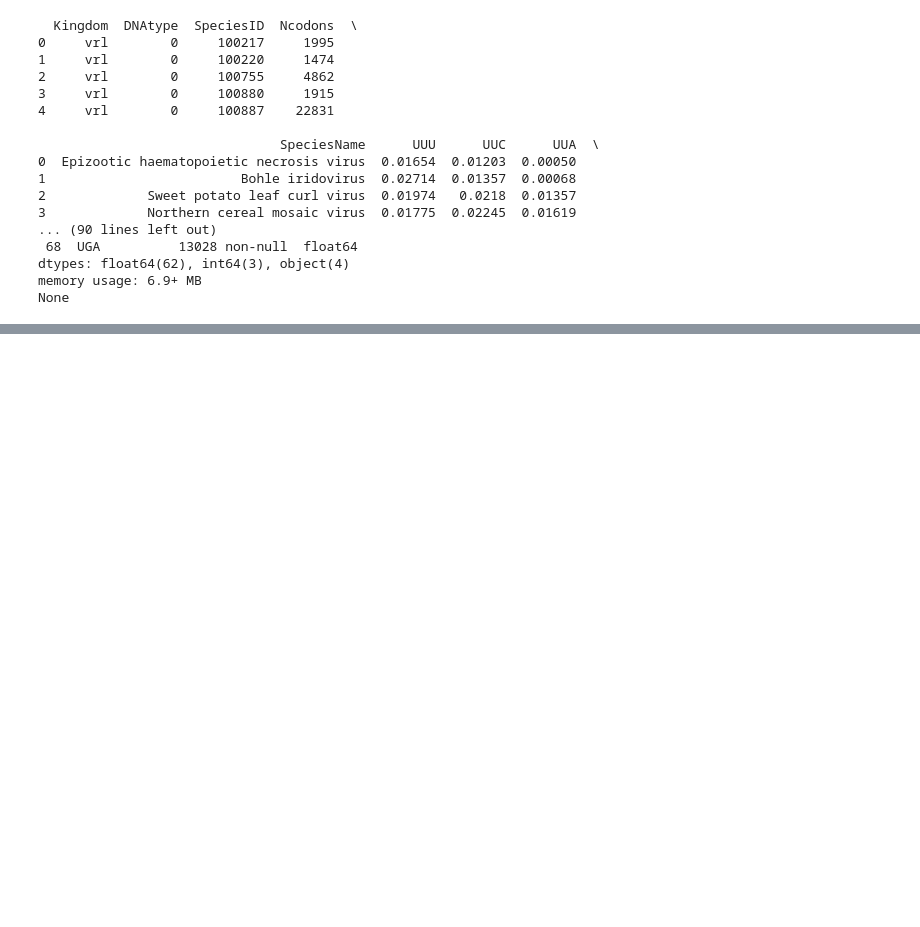
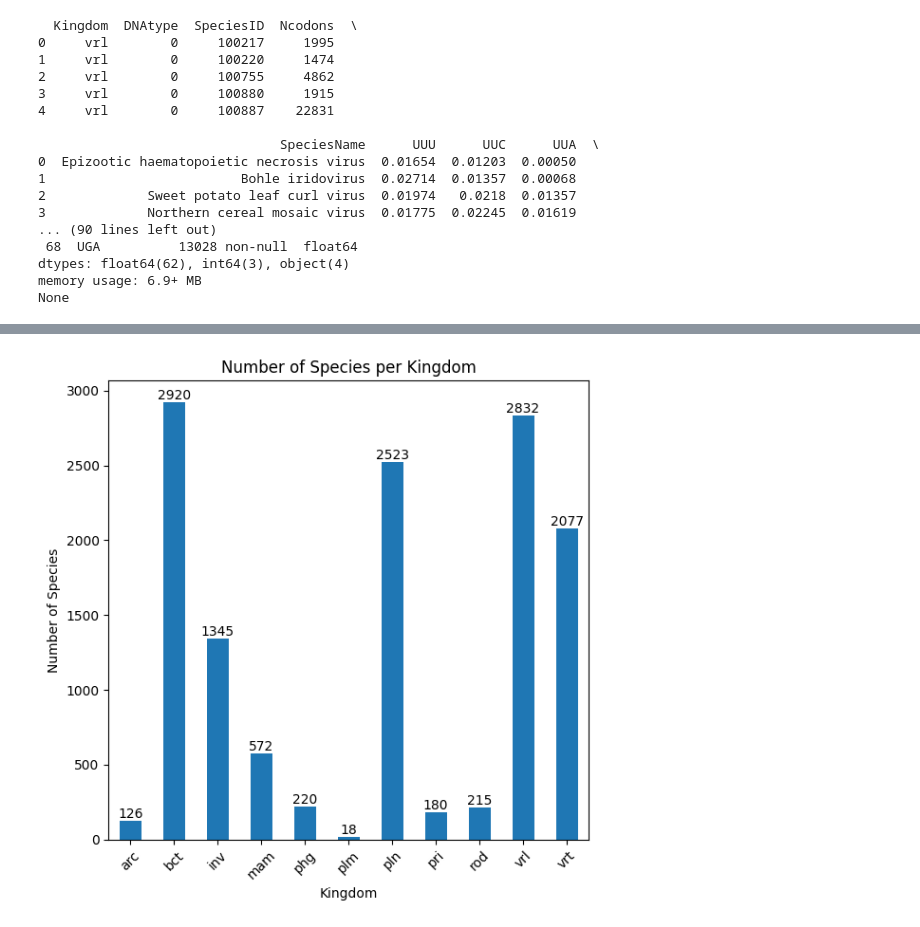
Before and after one commit to alexmoor527/CO2_ML_Group25, a Jupyter notebook: project_alex.ipynb, the cells around one changed output, grey strips where cells are left out. Cells and saved outputs as stored; diff of their text form; code cells hidden in the pictures; blank space fills up the shorter version.

```diff
--- a/project_alex.ipynb
+++ b/project_alex.ipynb
@@ -32,0 +91,20 @@ None
+# %%
+# Count the number of occurrences per Kingdom
+kingdom_counts = df['Kingdom'].value_counts().sort_index()
+
+# Plot the counts as a bar plot
+fig, ax = plt.subplots(figsize=(6, 6))
+kingdom_counts.plot(kind='bar', ax=ax)
+#print(kingdom_counts)
+
+# Enhance readability
+ax.set_title('Number of Species per Kingdom')
+ax.set_xlabel('Kingdom')
+ax.set_ylabel('Number of Species')
+ax.bar_label(ax.containers[0])  # Display counts on top of bars (matplotlib >= 3.4)
+
+plt.xticks(rotation=45)
+plt.tight_layout()
+plt.show()
+# %% [output]
+[figure, added]
```
Also changed, not shown: parts of 12 cells of this notebook.
